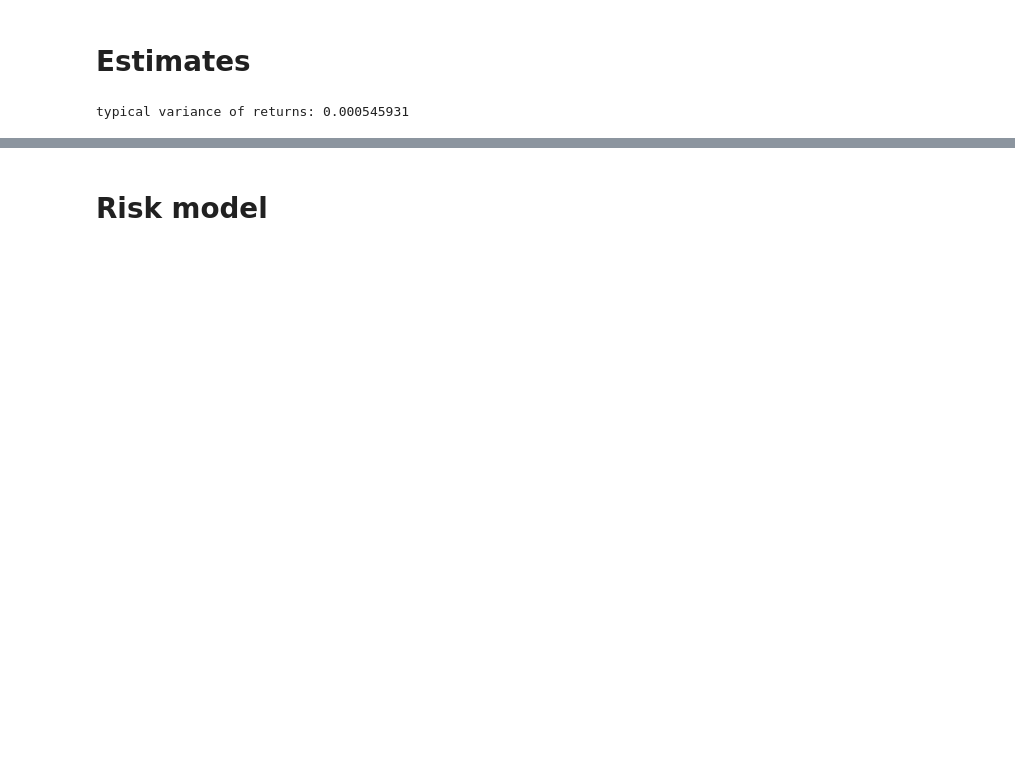
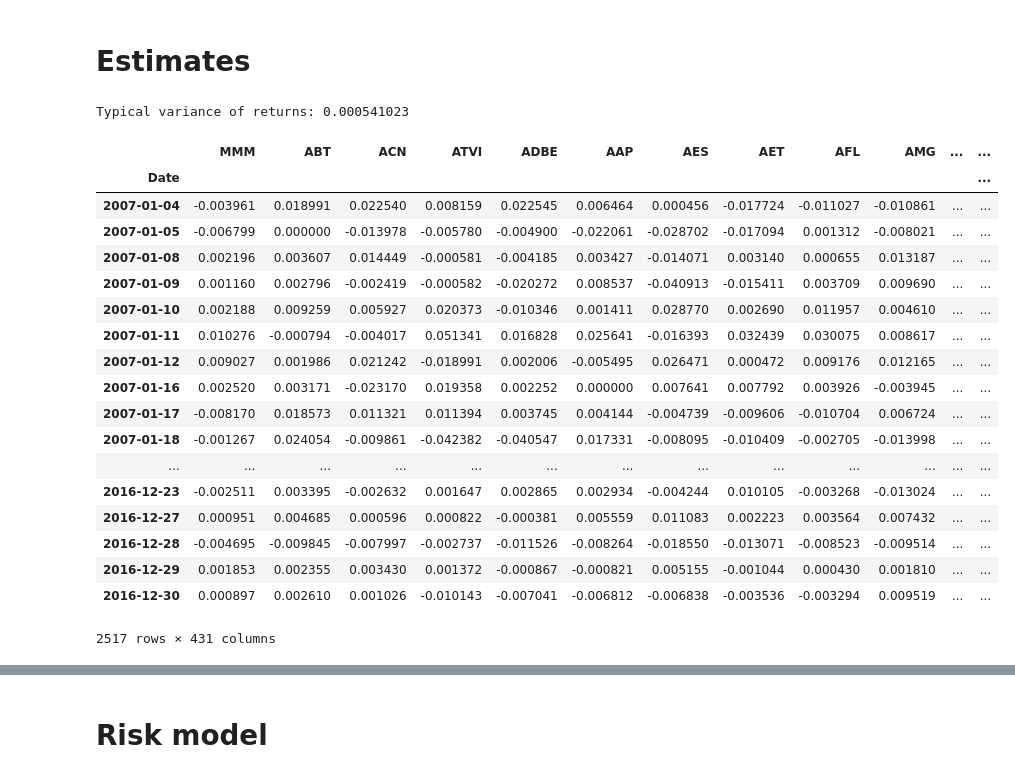
Before and after one commit to cvxgrp/cvxportfolio, a Jupyter notebook: examples/DataEstimatesRiskModel.ipynb, the cells around one changed output, grey strips where cells are left out. Drawn from its saved outputs; the diff is of its cells as text; code cells hidden in the pictures; blank space fills up the shorter version.

```diff
--- a/examples/DataEstimatesRiskModel.ipynb
+++ b/examples/DataEstimatesRiskModel.ipynb
@@ -12,7 +12,7 @@ assets=pd.read_csv(datadir+'SP500.txt', comment='#').set_index('Symbol')
 
 QUANDL={
     ## Get a key (free) from quandl.com and copy it here
-    'authtoken':"skyJ_Rgz8mgzTuZJ7Biy",
+    'authtoken':"VvmHMhvuE13zMSZxgCEC",
     'start_date':dt.date(2007, 1, 1),
     'end_date':dt.date(2016, 12, 31)
 }
@@ -167,9 +175,9 @@ Assets Index(['AIG', 'ETFC', 'GGP', 'GNW', 'HIG', 'STT', 'XL'], dtype='object')
 # %% [markdown]
 # Estimates
 # %%
-print("typical variance of returns: %g"%returns.var().mean())
+print("Typical variance of returns: %g"%returns.var().mean())
 # %% [output]
-typical variance of returns: 0.000545931
+Typical variance of returns: 0.000541023
 # %%
 sigma2_n=0.02
 sigma2_r=0.0005
@@ -181,6 +189,28 @@ return_estimate= (returns + noise)*sigma2_r/(sigma2_r+sigma2_n)
 return_estimate.USDOLLAR = returns.USDOLLAR
 
 return_estimate.to_csv(datadir+'return_estimate.csv.gz', compression='gzip', float_format='%.3e')
+# %%
+returns
+# %% [output]
+|  | MMM | ABT | ACN | ATVI | ADBE | AAP | AES | AET | AFL | AMG | ... | ... |
+| Date |  |  |  |  |  |  |  |  |  |  |  | ... |
+| 2007-01-04 | -0.003961 | 0.018991 | 0.022540 | 0.008159 | 0.022545 | 0.006464 | 0.000456 | -0.017724 | -0.011027 | -0.010861 | ... | ... |
+| 2007-01-05 | -0.006799 | 0.000000 | -0.013978 | -0.005780 | -0.004900 | -0.022061 | -0.028702 | -0.017094 | 0.001312 | -0.008021 | ... | ... |
+| 2007-01-08 | 0.002196 | 0.003607 | 0.014449 | -0.000581 | -0.004185 | 0.003427 | -0.014071 | 0.003140 | 0.000655 | 0.013187 | ... | ... |
+| 2007-01-09 | 0.001160 | 0.002796 | -0.002419 | -0.000582 | -0.020272 | 0.008537 | -0.040913 | -0.015411 | 0.003709 | 0.009690 | ... | ... |
+| 2007-01-10 | 0.002188 | 0.009259 | 0.005927 | 0.020373 | -0.010346 | 0.001411 | 0.028770 | 0.002690 | 0.011957 | 0.004610 | ... | ... |
+| 2007-01-11 | 0.010276 | -0.000794 | -0.004017 | 0.051341 | 0.016828 | 0.025641 | -0.016393 | 0.032439 | 0.030075 | 0.008617 | ... | ... |
+| 2007-01-12 | 0.009027 | 0.001986 | 0.021242 | -0.018991 | 0.002006 | -0.005495 | 0.026471 | 0.000472 | 0.009176 | 0.012165 | ... | ... |
+| 2007-01-16 | 0.002520 | 0.003171 | -0.023170 | 0.019358 | 0.002252 | 0.000000 | 0.007641 | 0.007792 | 0.003926 | -0.003945 | ... | ... |
+| 2007-01-17 | -0.008170 | 0.018573 | 0.011321 | 0.011394 | 0.003745 | 0.004144 | -0.004739 | -0.009606 | -0.010704 | 0.006724 | ... | ... |
+| 2007-01-18 | -0.001267 | 0.024054 | -0.009861 | -0.042382 | -0.040547 | 0.017331 | -0.008095 | -0.010409 | -0.002705 | -0.013998 | ... | ... |
+| ... | ... | ... | ... | ... | ... | ... | ... | ... | ... | ... | ... | ... |
+| 2016-12-23 | -0.002511 | 0.003395 | -0.002632 | 0.001647 | 0.002865 | 0.002934 | -0.004244 | 0.010105 | -0.003268 | -0.013024 | ... | ... |
+| 2016-12-27 | 0.000951 | 0.004685 | 0.000596 | 0.000822 | -0.000381 | 0.005559 | 0.011083 | 0.002223 | 0.003564 | 0.007432 | ... | ... |
+| 2016-12-28 | -0.004695 | -0.009845 | -0.007997 | -0.002737 | -0.011526 | -0.008264 | -0.018550 | -0.013071 | -0.008523 | -0.009514 | ... | ... |
+| 2016-12-29 | 0.001853 | 0.002355 | 0.003430 | 0.001372 | -0.000867 | -0.000821 | 0.005155 | -0.001044 | 0.000430 | 0.001810 | ... | ... |
+| 2016-12-30 | 0.000897 | 0.002610 | 0.001026 | -0.010143 | -0.007041 | -0.006812 | -0.006838 | -0.003536 | -0.003294 | 0.009519 | ... | ... |
+2517 rows × 431 columns
 # %%
 agree_on_sign=np.sign(returns.ix[:,:-1]) == np.sign(return_estimate.ix[:,:-1])
 print("Return predictions have the right sign %.1f%% of the times"%
```
Also changed, not shown: parts of 7 cells of this notebook, 17 other files.
